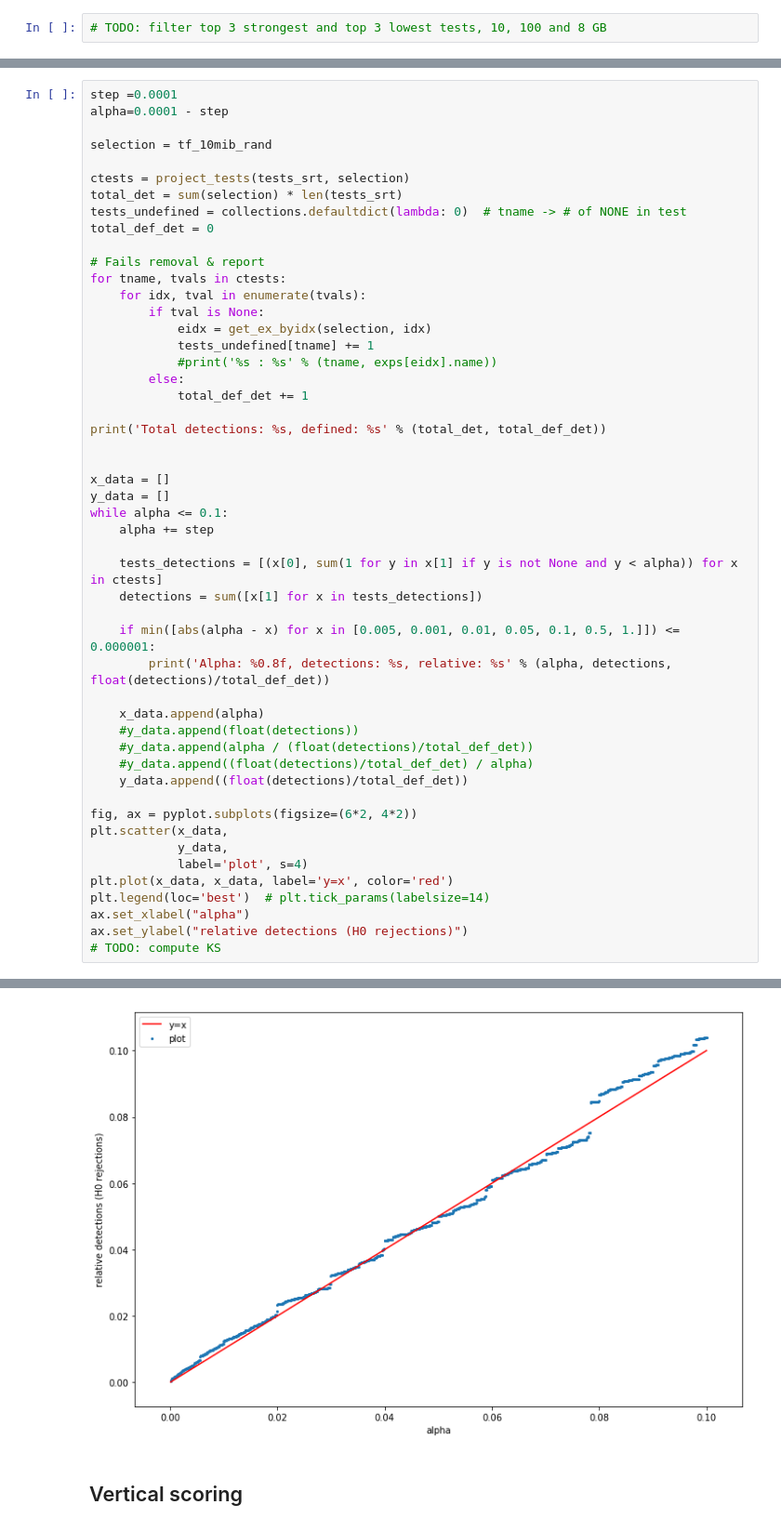
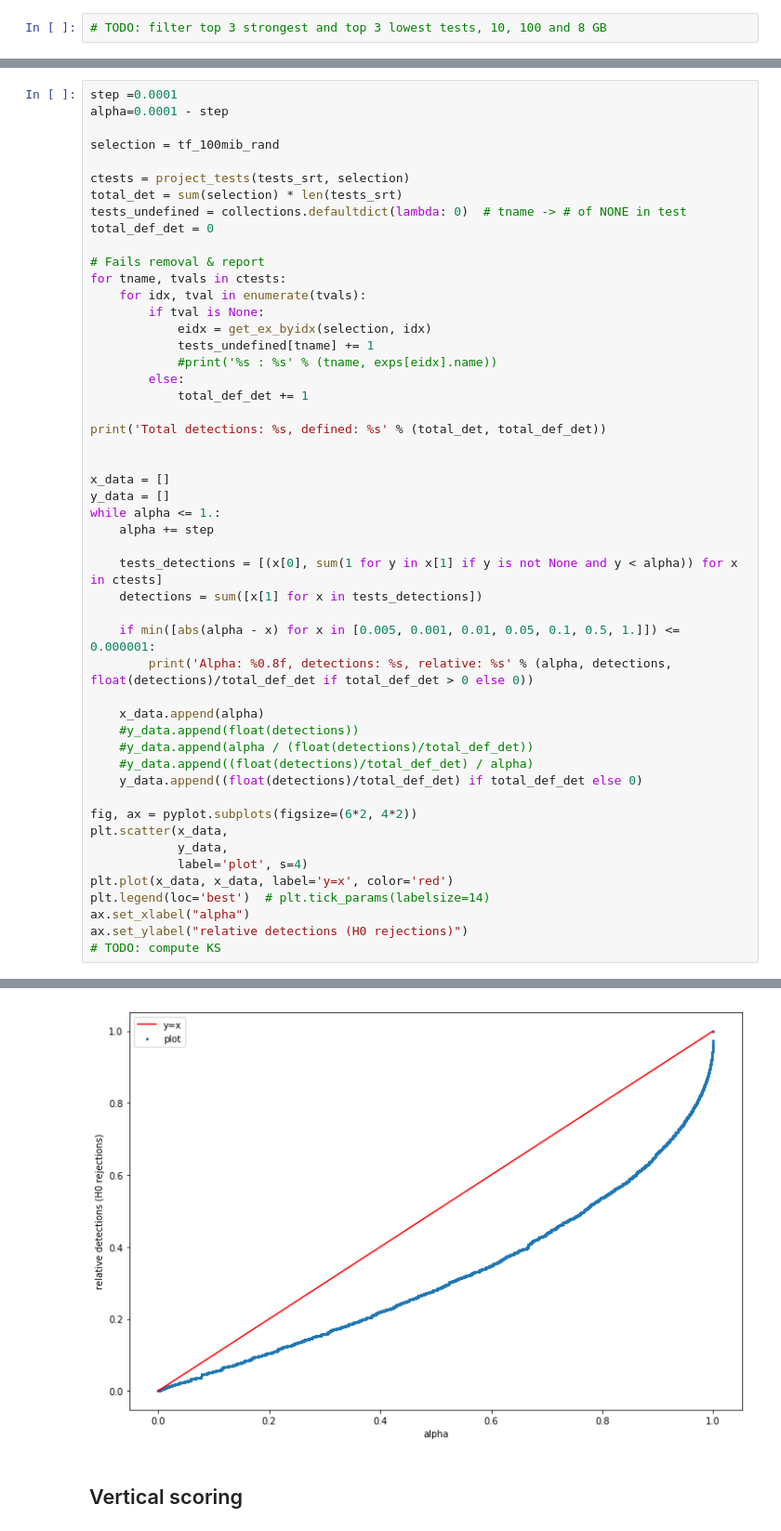
Before and after one commit to rozsa117/rtt-processor, a Jupyter notebook: proc2.ipynb, the cells around one changed output, grey strips where cells are left out. Shown at 93% size. Drawn from its saved outputs; the diff is of its cells as text.

```diff
--- a/proc2.ipynb
+++ b/proc2.ipynb
@@ -327,7 +329,7 @@ Text(0,0.5,'relative detections (H0 rejections)')
 step =0.0001
 alpha=0.0001 - step
 
-selection = tf_10mib_rand
+selection = tf_100mib_rand
 
 ctests = project_tests(tests_srt, selection)
 total_det = sum(selection) * len(tests_srt)
@@ -349,20 +351,20 @@ print('Total detections: %s, defined: %s' % (total_det, total_def_det))
 
 x_data = []
 y_data = []
-while alpha <= 0.1:
+while alpha <= 1.:
     alpha += step
 
     tests_detections = [(x[0], sum(1 for y in x[1] if y is not None and y < alpha)) for x in ctests]
     detections = sum([x[1] for x in tests_detections])
 
     if min([abs(alpha - x) for x in [0.005, 0.001, 0.01, 0.05, 0.1, 0.5, 1.]]) <= 0.000001:
-        print('Alpha: %0.8f, detections: %s, relative: %s' % (alpha, detections, float(detections)/total_def_det))
+        print('Alpha: %0.8f, detections: %s, relative: %s' % (alpha, detections, float(detections)/total_def_det if total_def_det > 0 else 0))
 
     x_data.append(alpha)
     #y_data.append(float(detections))
     #y_data.append(alpha / (float(detections)/total_def_det))
     #y_data.append((float(detections)/total_def_det) / alpha)
-    y_data.append((float(detections)/total_def_det))
+    y_data.append((float(detections)/total_def_det) if total_def_det else 0)
 
 fig, ax = pyplot.subplots(figsize=(6*2, 4*2))
 plt.scatter(x_data,
@@ -383,5 +387,5 @@ Alpha: 0.10000000, detections: 2693, relative: 0.1038966049382716
 Text(0,0.5,'relative detections (H0 rejections)')
-[figure, old version]
+[figure, new version]
 # %% [markdown]
 ## Vertical scoring
 # %%
```
Also changed, not shown: parts of 6 cells of this notebook.
